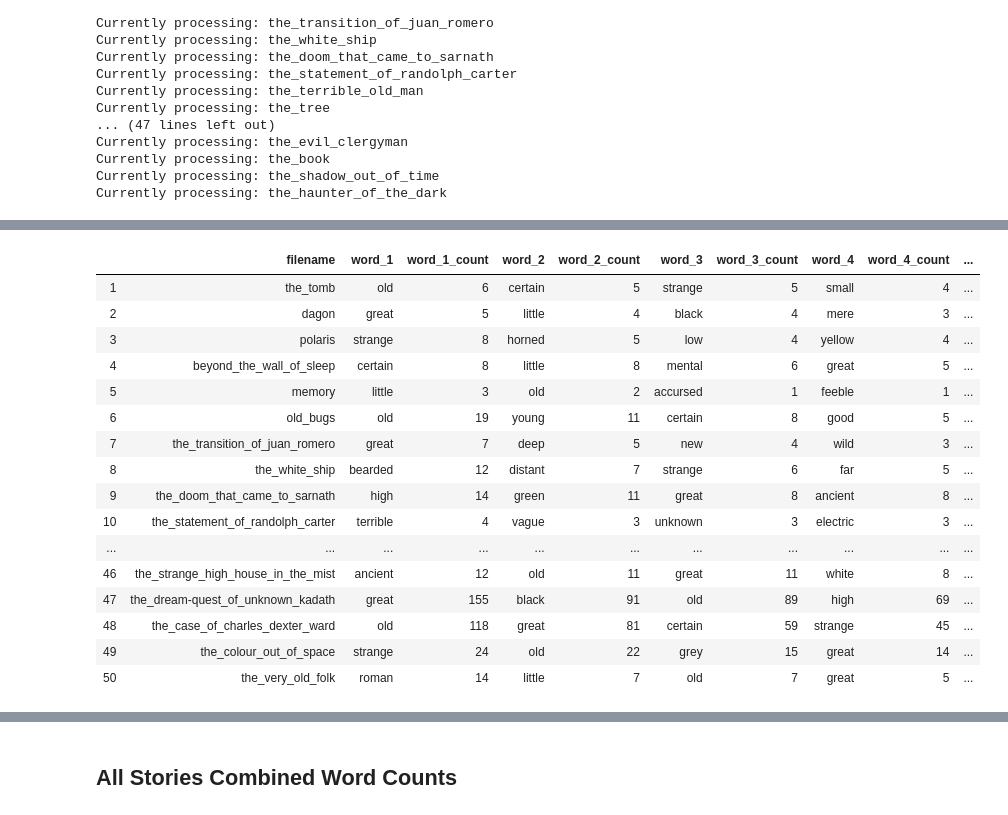
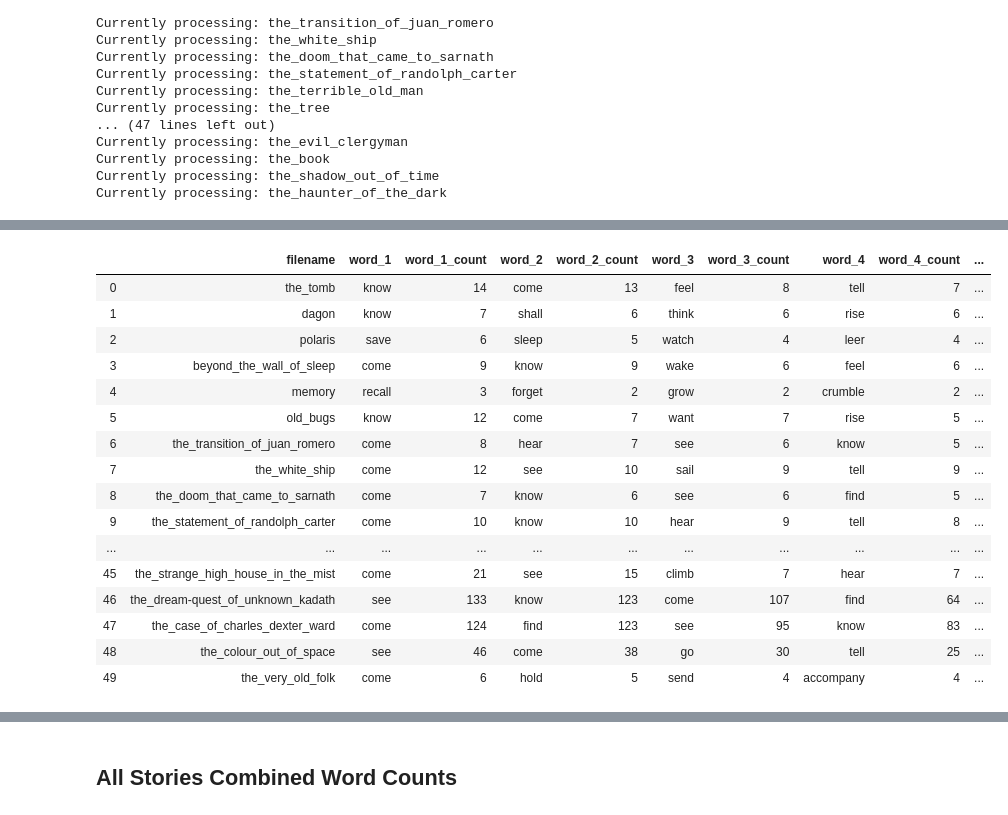
Before and after one commit to MatePocs/lovecraft, a Jupyter notebook: basic_nlp_analysis.ipynb, the cells around one changed output, grey strips where cells are left out. Cells and saved outputs as stored; diff of their text form; code cells hidden in the pictures.

```diff
--- a/basic_nlp_analysis.ipynb
+++ b/basic_nlp_analysis.ipynb
@@ -960,23 +977,28 @@ for i in range(number_of_words_to_collect):
 noun_counts.to_csv('./results/word_counts/most_frequent_words/most_frequent_nouns.csv', index = False)
 verb_counts.to_csv('./results/word_counts/most_frequent_words/most_frequent_verbs.csv', index = False)
 adj_counts.to_csv('./results/word_counts/most_frequent_words/most_frequent_adjs.csv', index = False)
+# %%
+#read in the csvs
+noun_counts = pd.read_csv('./results/word_counts/most_frequent_words/most_frequent_nouns.csv')
+verb_counts  = pd.read_csv('./results/word_counts/most_frequent_words/most_frequent_verbs.csv')
+adj_counts = pd.read_csv('./results/word_counts/most_frequent_words/most_frequent_adjs.csv')
 # %%
-adj_counts[:50]
+verb_counts[:50]
 # %% [output]
 |  | filename | word_1 | word_1_count | word_2 | word_2_count | word_3 | word_3_count | word_4 | word_4_count | ... |
-| 1 | the_tomb | old | 6 | certain | 5 | strange | 5 | small | 4 | ... |
-| 2 | dagon | great | 5 | little | 4 | black | 4 | mere | 3 | ... |
-| 3 | polaris | strange | 8 | horned | 5 | low | 4 | yellow | 4 | ... |
-| 4 | beyond_the_wall_of_sleep | certain | 8 | little | 8 | mental | 6 | great | 5 | ... |
-| 5 | memory | little | 3 | old | 2 | accursed | 1 | feeble | 1 | ... |
-| 6 | old_bugs | old | 19 | young | 11 | certain | 8 | good | 5 | ... |
-| 7 | the_transition_of_juan_romero | great | 7 | deep | 5 | new | 4 | wild | 3 | ... |
-| 8 | the_white_ship | bearded | 12 | distant | 7 | strange | 6 | far | 5 | ... |
-| 9 | the_doom_that_came_to_sarnath | high | 14 | green | 11 | great | 8 | ancient | 8 | ... |
-| 10 | the_statement_of_randolph_carter | terrible | 4 | vague | 3 | unknown | 3 | electric | 3 | ... |
+| 0 | the_tomb | know | 14 | come | 13 | feel | 8 | tell | 7 | ... |
+| 1 | dagon | know | 7 | shall | 6 | think | 6 | rise | 6 | ... |
+| 2 | polaris | save | 6 | sleep | 5 | watch | 4 | leer | 4 | ... |
+| 3 | beyond_the_wall_of_sleep | come | 9 | know | 9 | wake | 6 | feel | 6 | ... |
+| 4 | memory | recall | 3 | forget | 2 | grow | 2 | crumble | 2 | ... |
+| 5 | old_bugs | know | 12 | come | 7 | want | 7 | rise | 5 | ... |
+| 6 | the_transition_of_juan_romero | come | 8 | hear | 7 | see | 6 | know | 5 | ... |
+| 7 | the_white_ship | come | 12 | see | 10 | sail | 9 | tell | 9 | ... |
+| 8 | the_doom_that_came_to_sarnath | come | 7 | know | 6 | see | 6 | find | 5 | ... |
+| 9 | the_statement_of_randolph_carter | come | 10 | know | 10 | hear | 9 | tell | 8 | ... |
 | ... | ... | ... | ... | ... | ... | ... | ... | ... | ... | ... |
-| 46 | the_strange_high_house_in_the_mist | ancient | 12 | old | 11 | great | 11 | white | 8 | ... |
-| 47 | the_dream-quest_of_unknown_kadath | great | 155 | black | 91 | old | 89 | high | 69 | ... |
-| 48 | the_case_of_charles_dexter_ward | old | 118 | great | 81 | certain | 59 | strange | 45 | ... |
-| 49 | the_colour_out_of_space | strange | 24 | old | 22 | grey | 15 | great | 14 | ... |
-| 50 | the_very_old_folk | roman | 14 | little | 7 | old | 7 | great | 5 | ... |
+| 45 | the_strange_high_house_in_the_mist | come | 21 | see | 15 | climb | 7 | hear | 7 | ... |
+| 46 | the_dream-quest_of_unknown_kadath | see | 133 | know | 123 | come | 107 | find | 64 | ... |
+| 47 | the_case_of_charles_dexter_ward | come | 124 | find | 123 | see | 95 | know | 83 | ... |
+| 48 | the_colour_out_of_space | see | 46 | come | 38 | go | 30 | tell | 25 | ... |
+| 49 | the_very_old_folk | come | 6 | hold | 5 | send | 4 | accompany | 4 | ... |
```
Also changed, not shown: parts of 7 cells of this notebook.
